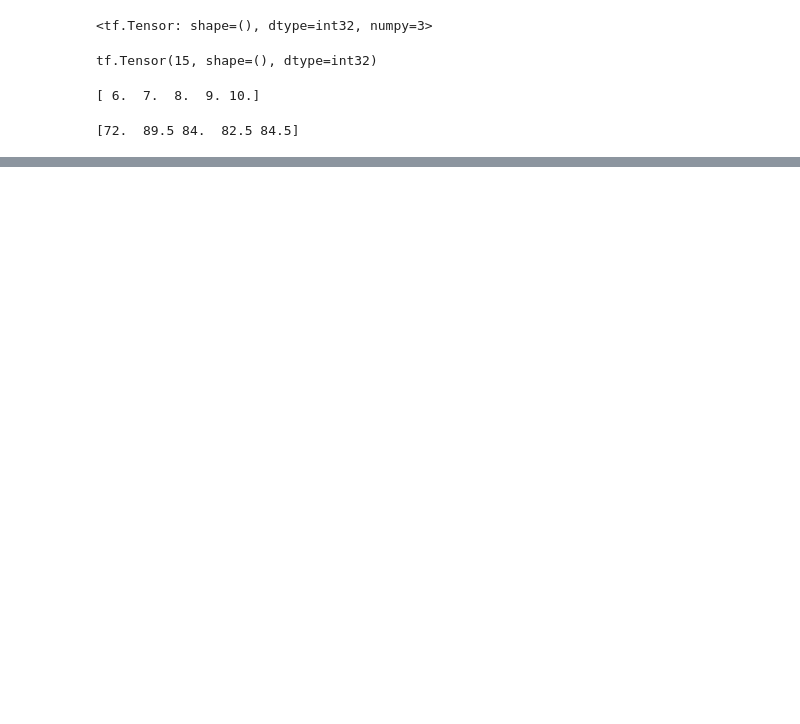
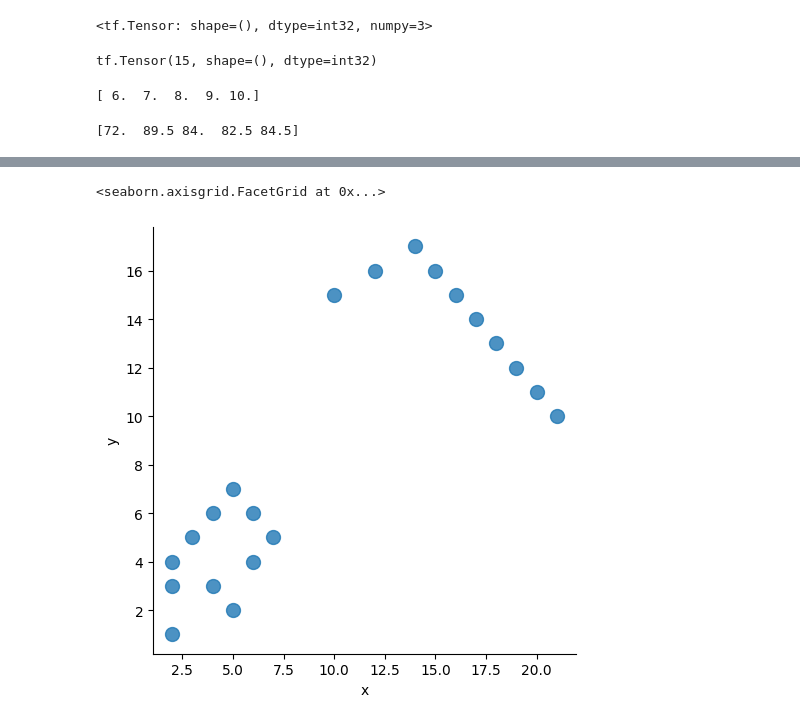
Before and after one commit to greapis/Tensorflow_Python, a Jupyter notebook: Isuan_tensorflow.ipynb, the cells around one changed output, grey strips where cells are left out. Cells and saved outputs as stored; diff of their text form; code cells hidden in the pictures; blank space fills up the shorter version.

```diff
--- a/Isuan_tensorflow.ipynb
+++ b/Isuan_tensorflow.ipynb
@@ -151,0 +159,24 @@ print(y.numpy())
+# %%
+df = pd.DataFrame(columns=['x', 'y'])
+# %%
+df.loc[0] = [2, 3]
+df.loc[1] = [2, 1]
+df.loc[2] = [4, 3]
+df.loc[3] = [5, 2]
+df.loc[4] = [6, 4]
+df.loc[5] = [7, 5]
+df.loc[6] = [6, 6]
+df.loc[7] = [5, 7]
+df.loc[8] = [4, 6]
+df.loc[9] = [3, 5]
+df.loc[10] = [2, 4]
+df.loc[11] = [10, 15]
+df.loc[12] = [12, 16]
+df.loc[13] = [14, 17]
+df.loc[14] = [15, 16]
+df.loc[15] = [16, 15]
+df.loc[16] = [17, 14]
+df.loc[17] = [18, 13]
+df.loc[18] = [19, 12]
+df.loc[19] = [20, 11]
+df.loc[20] = [21, 10]
@@ -151,0 +197,5 @@ print(y.numpy())
+# %%
+sb.lmplot(x='x', y='y', data=df, fit_reg=False, scatter_kws={"s": 100})
+# %% [output]
+<seaborn.axisgrid.FacetGrid at 0x...>
+[figure, added]
```
Also changed, not shown: parts of 8 cells of this notebook.
